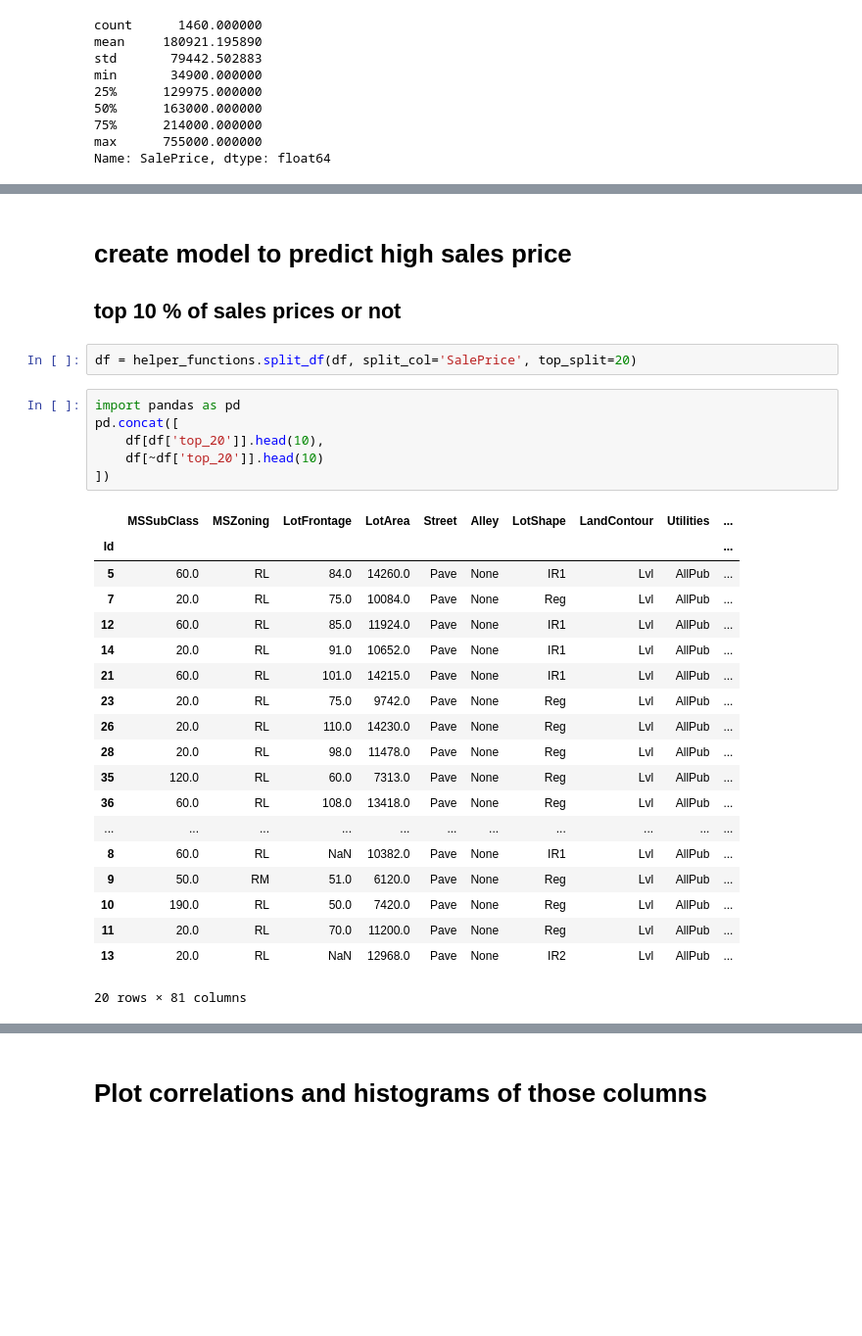
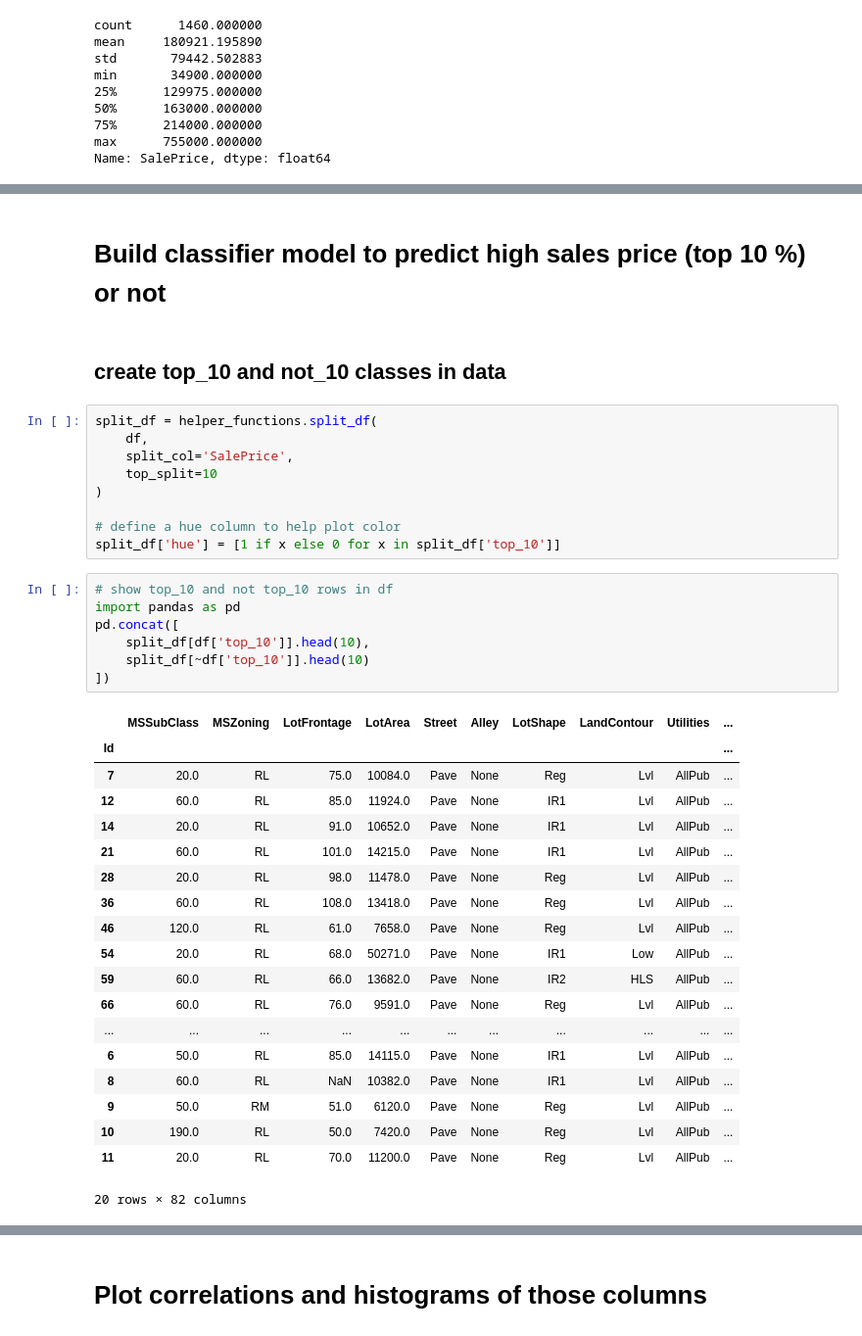
Before and after one commit to carpentries-incubator/high-dimensional-analysis-in-python, a Jupyter notebook: _episodes/high_dimensional_stats_day_1-E2-EDA.ipynb, the cells around one changed output, grey strips where cells are left out. Shown at 98% size. Saved outputs shown, nothing was run; the diff lists cells and outputs as text; blank space fills up the shorter version.

```diff
--- a/_episodes/high_dimensional_stats_day_1-E2-EDA.ipynb
+++ b/_episodes/high_dimensional_stats_day_1-E2-EDA.ipynb
@@ -190,31 +219,40 @@ one order of magnitude less than number of observations: 146.00
 # %% [markdown]
-# create model to predict high sales price
-## top 10 % of sales prices or not
+# Build classifier model to predict high sales price (top 10 %) or not
-# %%
-df = helper_functions.split_df(df, split_col='SalePrice', top_split=20)
+# %% [markdown]
+## create top_10 and not_10 classes in data
+# %%
+split_df = helper_functions.split_df(
+    df,
+    split_col='SalePrice',
+    top_split=10
+)
+
+# define a hue column to help plot color
+split_df['hue'] = [1 if x else 0 for x in split_df['top_10']]
 # %%
+# show top_10 and not top_10 rows in df
 import pandas as pd
 pd.concat([
-    df[df['top_20']].head(10),
-    df[~df['top_20']].head(10)
+    split_df[df['top_10']].head(10),
+    split_df[~df['top_10']].head(10)
 ])
 # %% [output]
 |  | MSSubClass | MSZoning | LotFrontage | LotArea | Street | Alley | LotShape | LandContour | Utilities | ... |
 | Id |  |  |  |  |  |  |  |  |  | ... |
-| 5 | 60.0 | RL | 84.0 | 14260.0 | Pave | None | IR1 | Lvl | AllPub | ... |
 | 7 | 20.0 | RL | 75.0 | 10084.0 | Pave | None | Reg | Lvl | AllPub | ... |
 | 12 | 60.0 | RL | 85.0 | 11924.0 | Pave | None | IR1 | Lvl | AllPub | ... |
 | 14 | 20.0 | RL | 91.0 | 10652.0 | Pave | None | IR1 | Lvl | AllPub | ... |
 | 21 | 60.0 | RL | 101.0 | 14215.0 | Pave | None | IR1 | Lvl | AllPub | ... |
-| 23 | 20.0 | RL | 75.0 | 9742.0 | Pave | None | Reg | Lvl | AllPub | ... |
-| 26 | 20.0 | RL | 110.0 | 14230.0 | Pave | None | Reg | Lvl | AllPub | ... |
 | 28 | 20.0 | RL | 98.0 | 11478.0 | Pave | None | Reg | Lvl | AllPub | ... |
-| 35 | 120.0 | RL | 60.0 | 7313.0 | Pave | None | Reg | Lvl | AllPub | ... |
 | 36 | 60.0 | RL | 108.0 | 13418.0 | Pave | None | Reg | Lvl | AllPub | ... |
+| 46 | 120.0 | RL | 61.0 | 7658.0 | Pave | None | Reg | Lvl | AllPub | ... |
+| 54 | 20.0 | RL | 68.0 | 50271.0 | Pave | None | IR1 | Low | AllPub | ... |
+| 59 | 60.0 | RL | 66.0 | 13682.0 | Pave | None | IR2 | HLS | AllPub | ... |
+| 66 | 60.0 | RL | 76.0 | 9591.0 | Pave | None | Reg | Lvl | AllPub | ... |
 | ... | ... | ... | ... | ... | ... | ... | ... | ... | ... | ... |
+| 6 | 50.0 | RL | 85.0 | 14115.0 | Pave | None | IR1 | Lvl | AllPub | ... |
 | 8 | 60.0 | RL | NaN | 10382.0 | Pave | None | IR1 | Lvl | AllPub | ... |
 | 9 | 50.0 | RM | 51.0 | 6120.0 | Pave | None | Reg | Lvl | AllPub | ... |
 | 10 | 190.0 | RL | 50.0 | 7420.0 | Pave | None | Reg | Lvl | AllPub | ... |
 | 11 | 20.0 | RL | 70.0 | 11200.0 | Pave | None | Reg | Lvl | AllPub | ... |
-| 13 | 20.0 | RL | NaN | 12968.0 | Pave | None | IR2 | Lvl | AllPub | ... |
-20 rows × 81 columns
+20 rows × 82 columns
```
Also changed, not shown: parts of 54 cells of this notebook, 1 other file.
